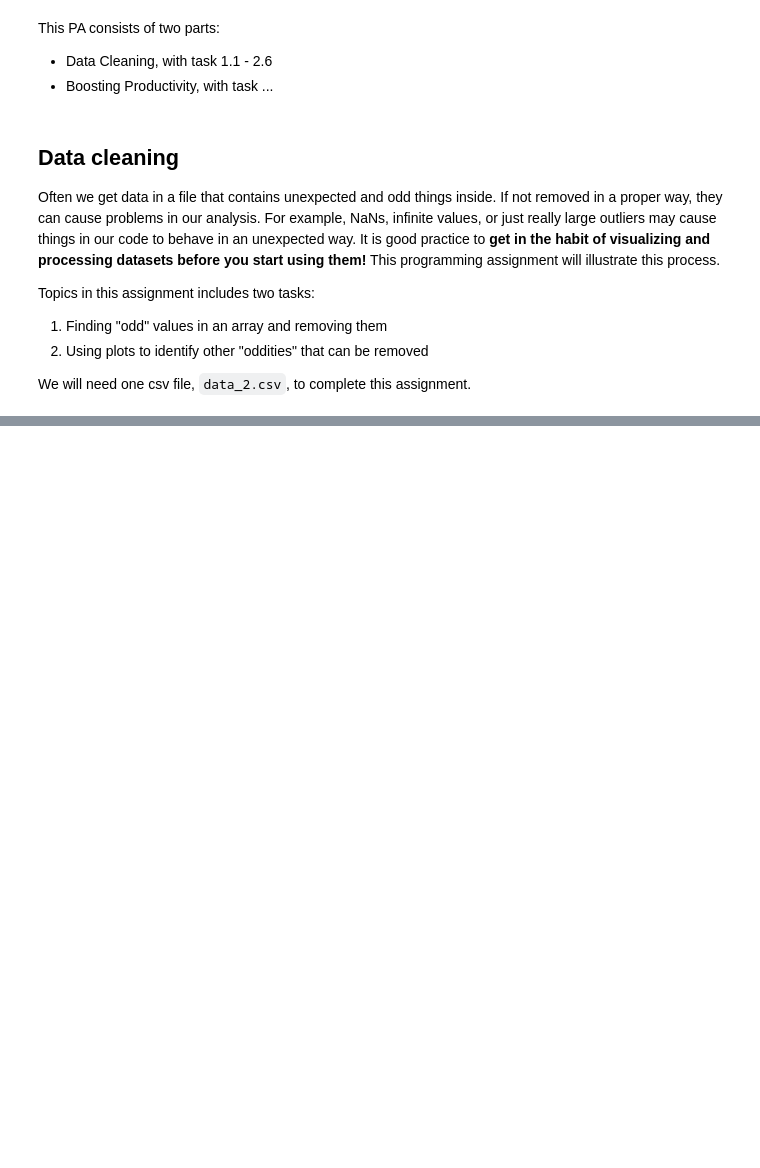
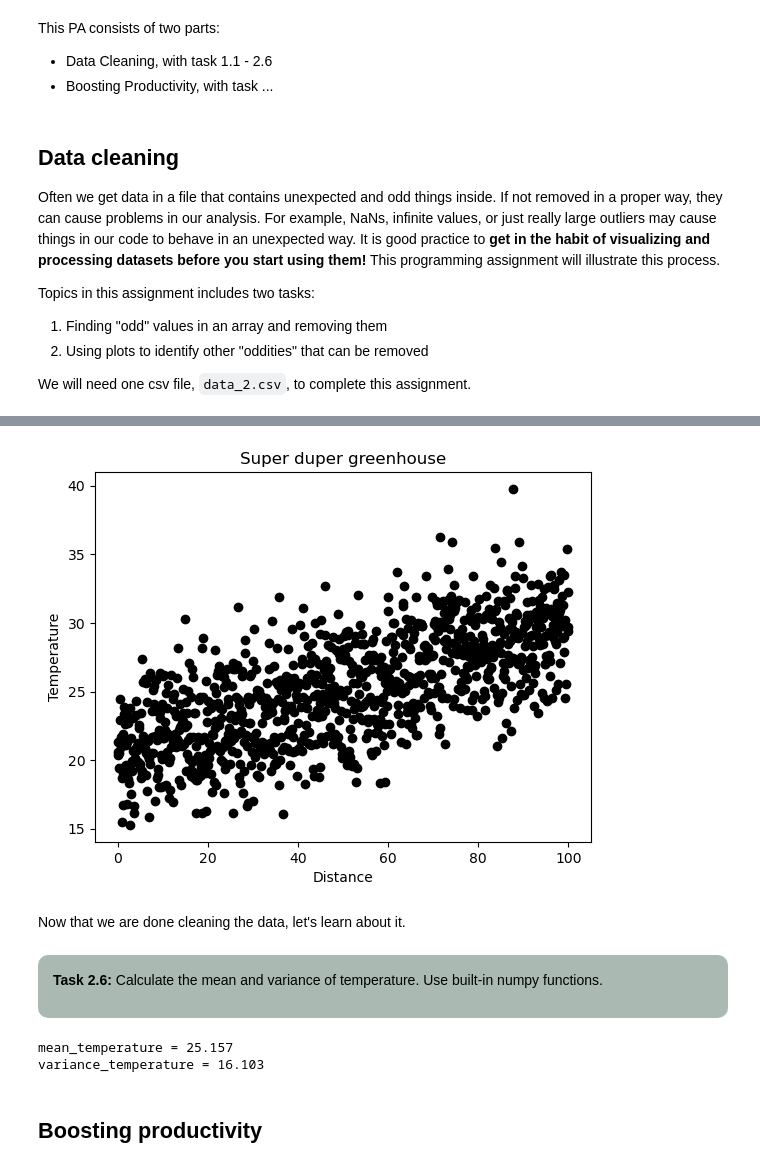
Before and after one commit to Structural-Mechanics-CEG/pa-1-3-Tom-van-Woudenberg, a Jupyter notebook: PA_1_3_Data_Cleaning_and_Boosting_Productivity.ipynb, the cells around one changed output, grey strips where cells are left out. Drawn from its saved outputs; the diff is of its cells as text; code cells hidden in the pictures; blank space fills up the shorter version.

```diff
--- a/PA_1_3_Data_Cleaning_and_Boosting_Productivity.ipynb
+++ b/PA_1_3_Data_Cleaning_and_Boosting_Productivity.ipynb
@@ -34,0 +224,2 @@ import matplotlib.pyplot as plt
+# %%
+temperature = np.where(temperature>15, temperature, temperature*1.5)
@@ -34,0 +230,28 @@ import matplotlib.pyplot as plt
+# %%
+plt.plot(distance, temperature, "ok", label = 'Temperature')
+plt.title("Super duper greenhouse")
+plt.xlabel('Distance')
+plt.ylabel('Temperature')
+plt.show()
+# %% [output]
+[figure, added]
+# %% [markdown]
+Now that we are done cleaning the data, let's learn about it.
+# %% [markdown]
+<div style="background-color:#AABAB2; color: black; vertical-align: middle; padding:15px; margin: 10px; border-radius: 10px">
+<p>
+<b>Task 2.6:</b>
+    Calculate the mean and variance of temperature. Use built-in numpy functions.
+</p>
+</div>
+# %%
+mean_temperature = temperature.mean()
+print(f"{mean_temperature = :.3f}")
+
+variance_temperature = temperature.var()
+print(f"{variance_temperature = :.3f}")
+# %% [output]
+mean_temperature = 25.157
+variance_temperature = 16.103
+# %% [markdown]
+## Boosting productivity
```
Also changed, not shown: parts of 61 cells of this notebook.
